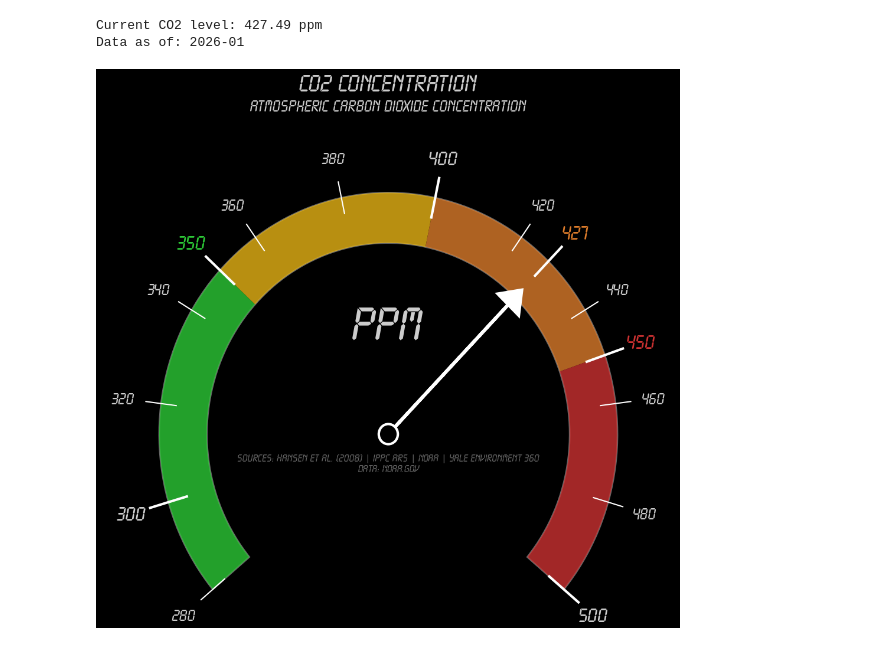
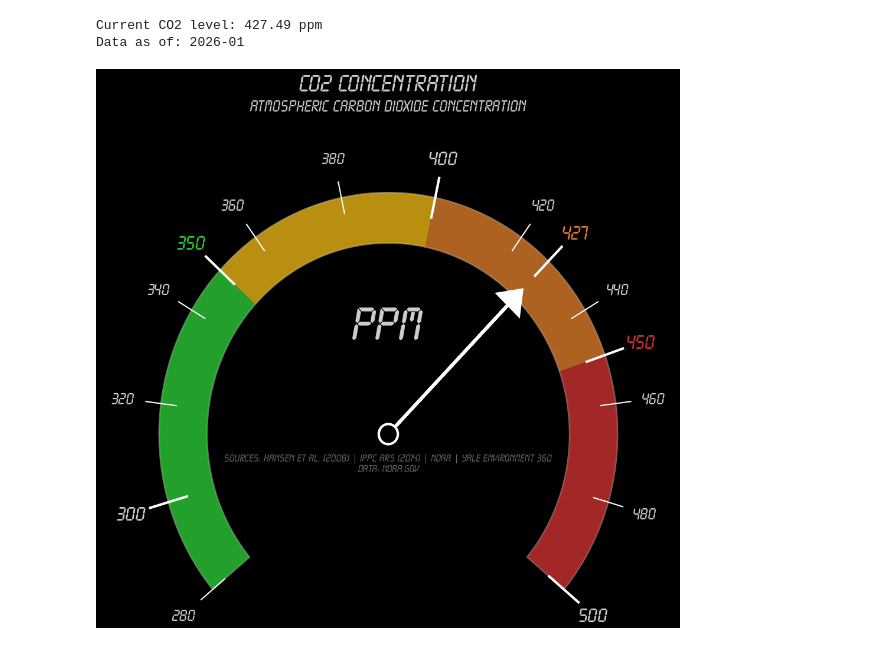
Before and after one commit to linachos/Data-Visualization, a Jupyter notebook: Project/co2_concentration.ipynb, the cells around one changed output. Drawn from its saved outputs; the diff is of its cells as text; code cells hidden in the pictures.

```diff
--- a/Project/co2_concentration.ipynb
+++ b/Project/co2_concentration.ipynb
@@ -185,32 +185,32 @@ ax.text(
         color=colors['orange'],
         fontweight='bold'
     )
 
 # Center hub
 center = Circle((0, 0), 0.05, facecolor=colors['black'],
                 edgecolor='white', linewidth=3, zorder=11)
 ax.add_patch(center)
 
 # Digital readout - current CO2
 ax.text(0, 0.55, 'PPM', fontsize=60, fontweight='bold',
         color=colors['white'], ha='center', va='center', zorder=1)
 
 # Title
 ax.text(0, 1.7, 'CO2 CONCENTRATION', fontsize=30,
         fontweight='bold', color=colors['white'], ha='center', va='bottom')
 ax.text(0, 1.6, 'Atmospheric Carbon Dioxide Concentration', fontsize=20,
         color=colors['white'], ha='center', va='bottom', style='italic')
 
 
 # Sources
-sources_text = '''Sources: Hansen et al. (2008) | IPPC AR5 | NOAA | Yale Environment 360
+sources_text = '''Sources: Hansen et al. (2008) | IPPC AR5 (2014) | NOAA | Yale Environment 360
 Data: NOAA.gov'''
 ax.text(0, -0.1, sources_text, fontsize=13, color=colors['gray'],
         ha='center', va='top', multialignment='center')
 
 plt.tight_layout()
 plt.savefig('visualizations/co2_rpm_tachometer.svg',
             bbox_inches='tight', facecolor=colors['black'], edgecolor='none')
 plt.show()
 # %% [output]
-[figure, old version]
+[figure, new version]
```
Also changed, not shown: 4 other files.
